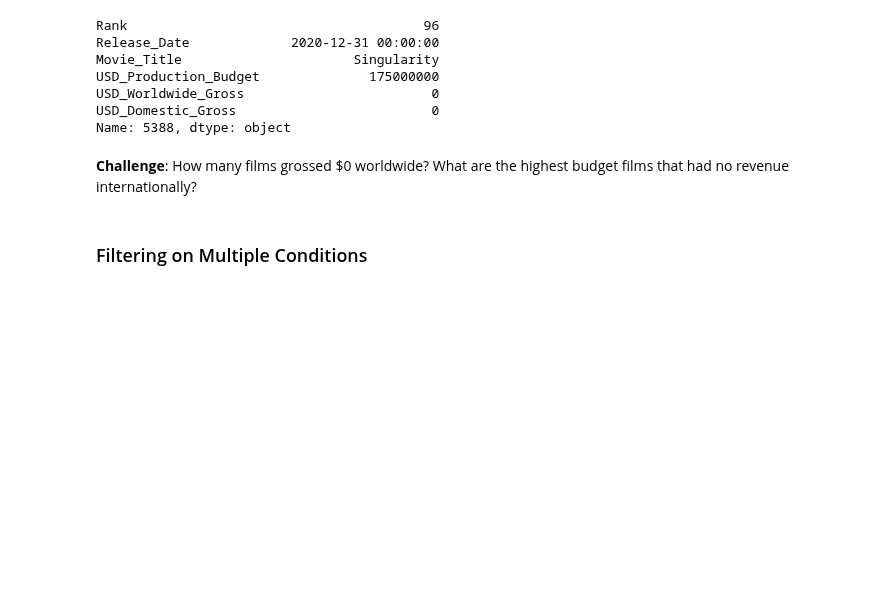
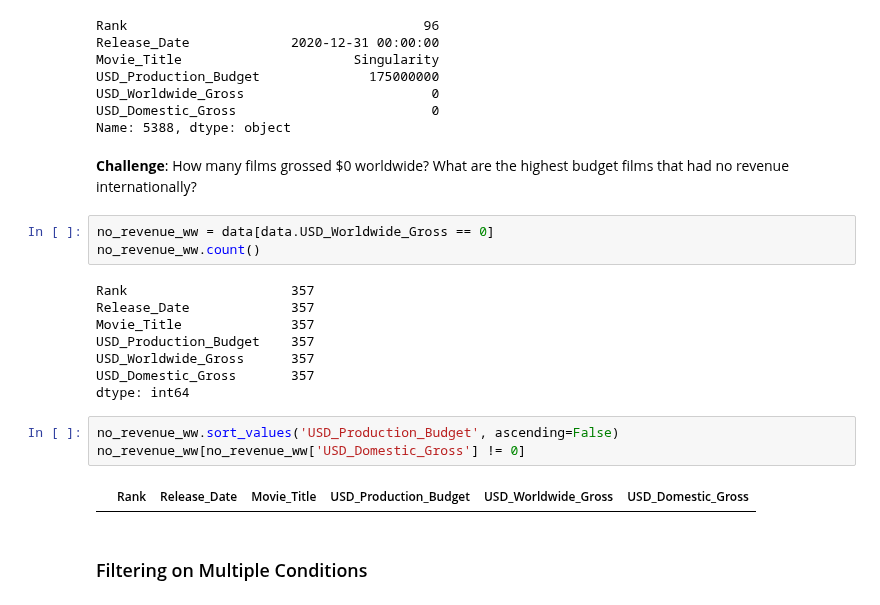
Before and after one commit to kvanst3/Backend, a Jupyter notebook: Data Science/seaborn/Seaborn_and_Linear_Regression_(start).ipynb, the cells around one changed output. Cells and saved outputs as stored; diff of their text form; blank space fills up the shorter version.

```diff
--- a/Data Science/seaborn/Seaborn_and_Linear_Regression_(start).ipynb
+++ b/Data Science/seaborn/Seaborn_and_Linear_Regression_(start).ipynb
@@ -177,6 +196,22 @@ USD_Domestic_Gross                         0
 Name: 5388, dtype: object
 # %% [markdown]
 **Challenge**: How many films grossed $0 worldwide? What are the highest budget films that had no revenue internationally?
+# %%
+no_revenue_ww = data[data.USD_Worldwide_Gross == 0]
+no_revenue_ww.count()
+# %% [output]
+Rank                     357
+Release_Date             357
+Movie_Title              357
+USD_Production_Budget    357
+USD_Worldwide_Gross      357
+USD_Domestic_Gross       357
+dtype: int64
+# %%
+no_revenue_ww.sort_values('USD_Production_Budget', ascending=False)
+no_revenue_ww[no_revenue_ww['USD_Domestic_Gross'] != 0]
+# %% [output]
+|  | Rank | Release_Date | Movie_Title | USD_Production_Budget | USD_Worldwide_Gross | USD_Domestic_Gross |
 # %% [markdown]
 ### Filtering on Multiple Conditions
 # %% [markdown]
```
Also changed, not shown: parts of 2 cells of this notebook.
